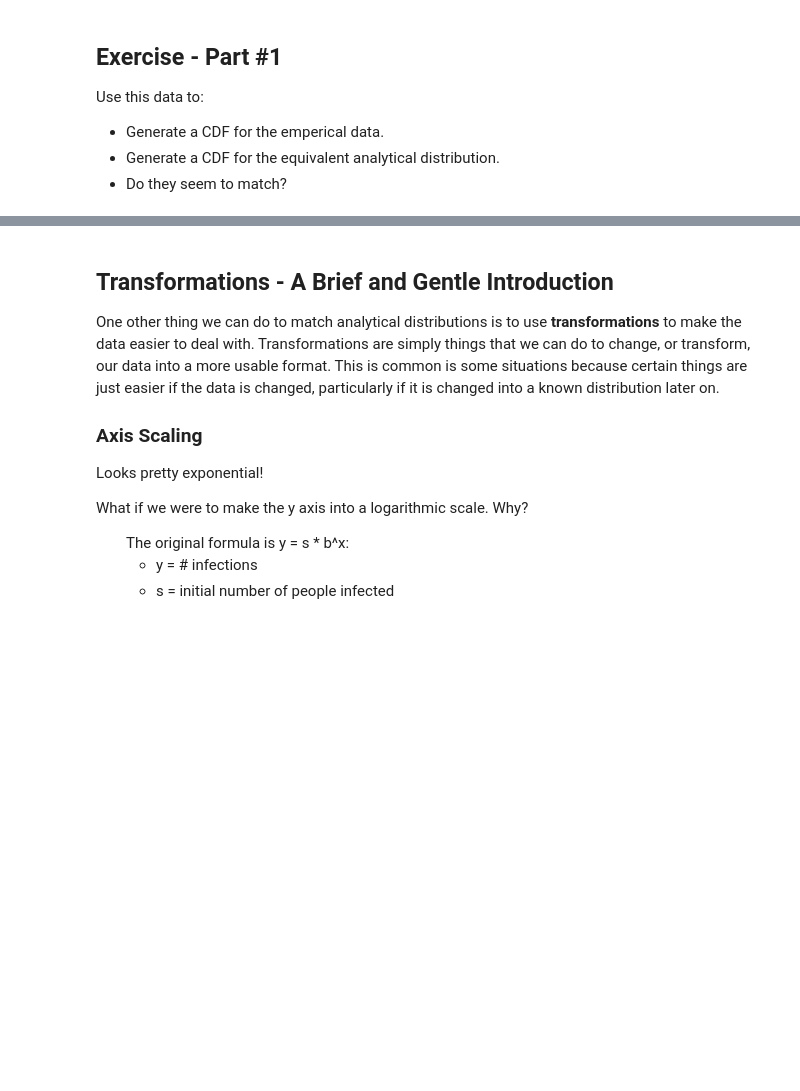
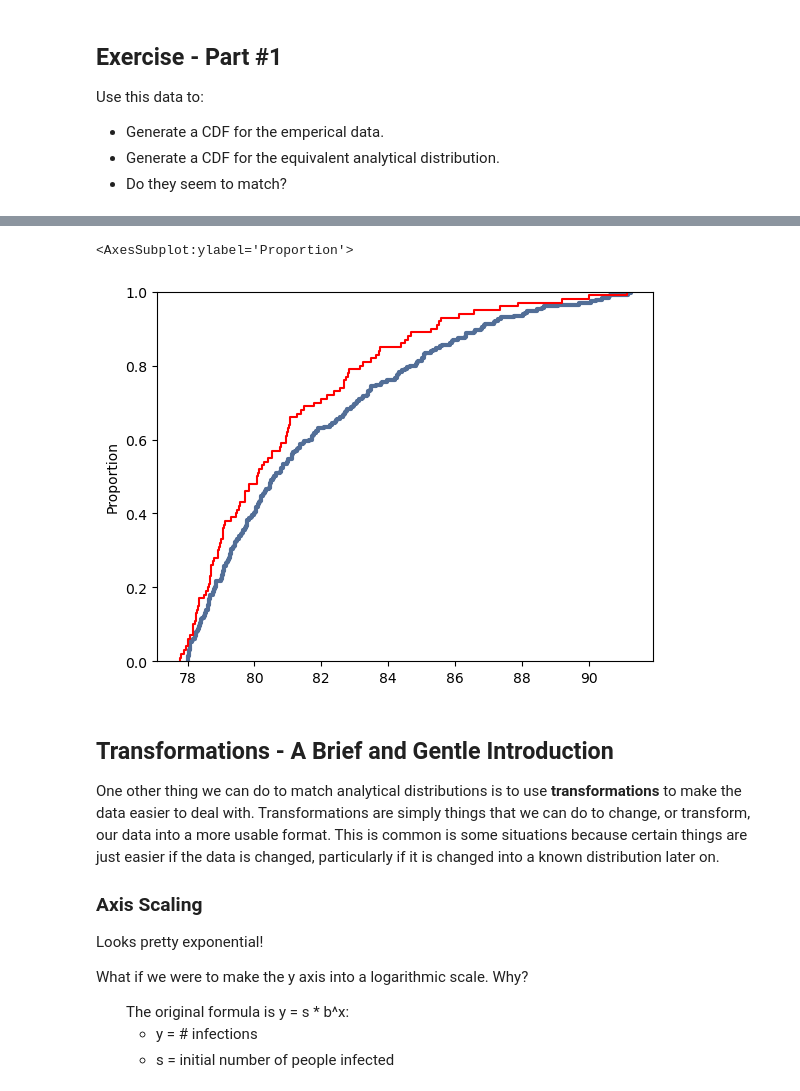
Before and after one commit to twelsah2011/Basic_Stats_in_Python_Student_Workbooks, a Jupyter notebook: 007_DistributionsExample_sol.ipynb, the cells around one changed output, grey strips where cells are left out. Drawn from its saved outputs; the diff is of its cells as text; code cells hidden in the pictures; blank space fills up the shorter version.

```diff
--- a/007_DistributionsExample_sol.ipynb
+++ b/007_DistributionsExample_sol.ipynb
@@ -213,3 +282,14 @@ sns.ecdfplot(scipy.stats.expon.rvs(size=230, scale=np.std(ex["Value"]), loc=np.m
+# %%
+# graphical comparison
+ex_cdf = thinkstats2.Cdf(ex["Value"])
+thinkplot.Cdf(ex_cdf)
+
+ex_mean = np.mean(ex)
+ex_std = np.std(ex)
+sns.ecdfplot(scipy.stats.expon.rvs(size=100, scale=np.std(ex["Value"]), loc=np.mean(ex["Value"])-4), color="red")
+# %% [output]
+<AxesSubplot:ylabel='Proportion'>
+[figure, added]
 # %% [markdown]
 ## Transformations - A Brief and Gentle Introduction
 
```
Also changed, not shown: parts of 23 cells of this notebook, 6 other files.
